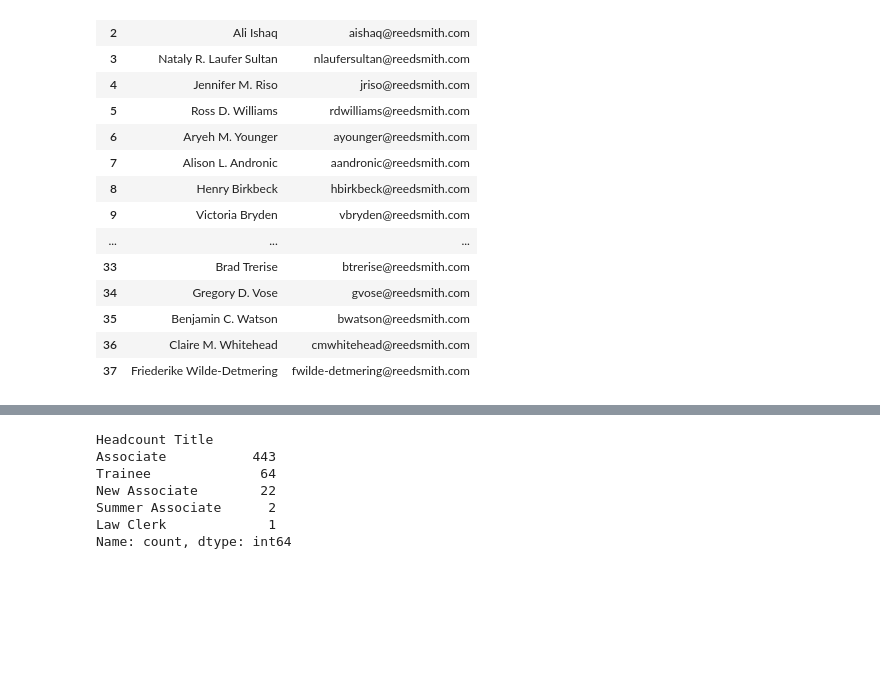
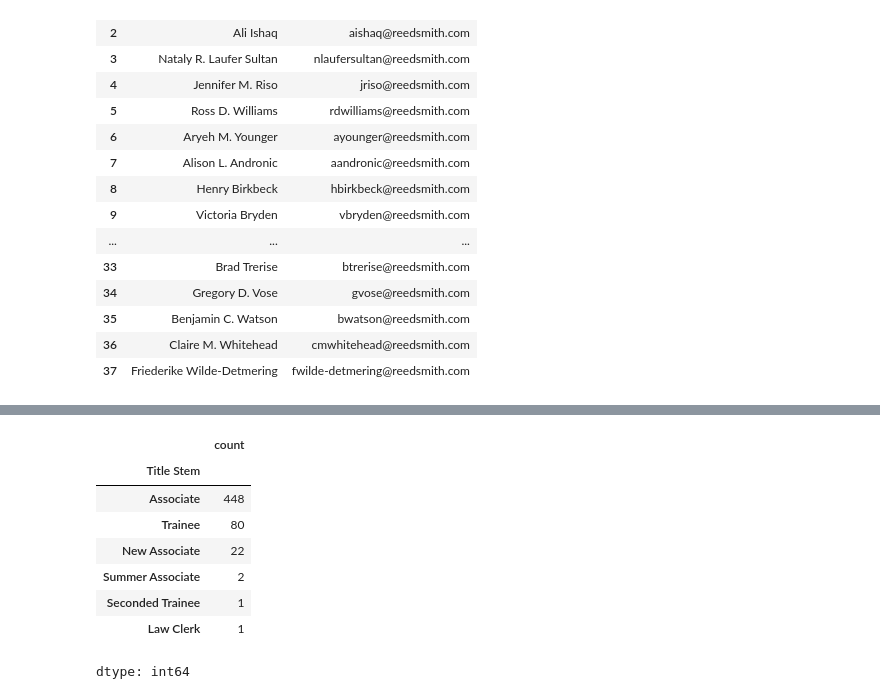
Before and after one commit to RERobbins/harvey_training_initiative, a Jupyter notebook: all_associates_training.ipynb, the cells around one changed output, grey strips where cells are left out. Saved outputs shown, nothing was run; the diff lists cells and outputs as text; code cells hidden in the pictures; blank space fills up the shorter version.

```diff
--- a/all_associates_training.ipynb
+++ b/all_associates_training.ipynb
@@ -182,10 +163,12 @@ Name: count, dtype: int64
 # %%
-target["Headcount Title"].value_counts()
+target["Title Stem"].value_counts()
 # %% [output]
+|  | count |
+| Title Stem |  |
+| Associate | 448 |
+| Trainee | 80 |
+| New Associate | 22 |
+| Summer Associate | 2 |
+| Seconded Trainee | 1 |
+| Law Clerk | 1 |
-Headcount Title
-Associate           443
-Trainee              64
-New Associate        22
-Summer Associate      2
-Law Clerk             1
-Name: count, dtype: int64
+dtype: int64
```
Also changed, not shown: parts of 23 cells of this notebook, 9 other files.
